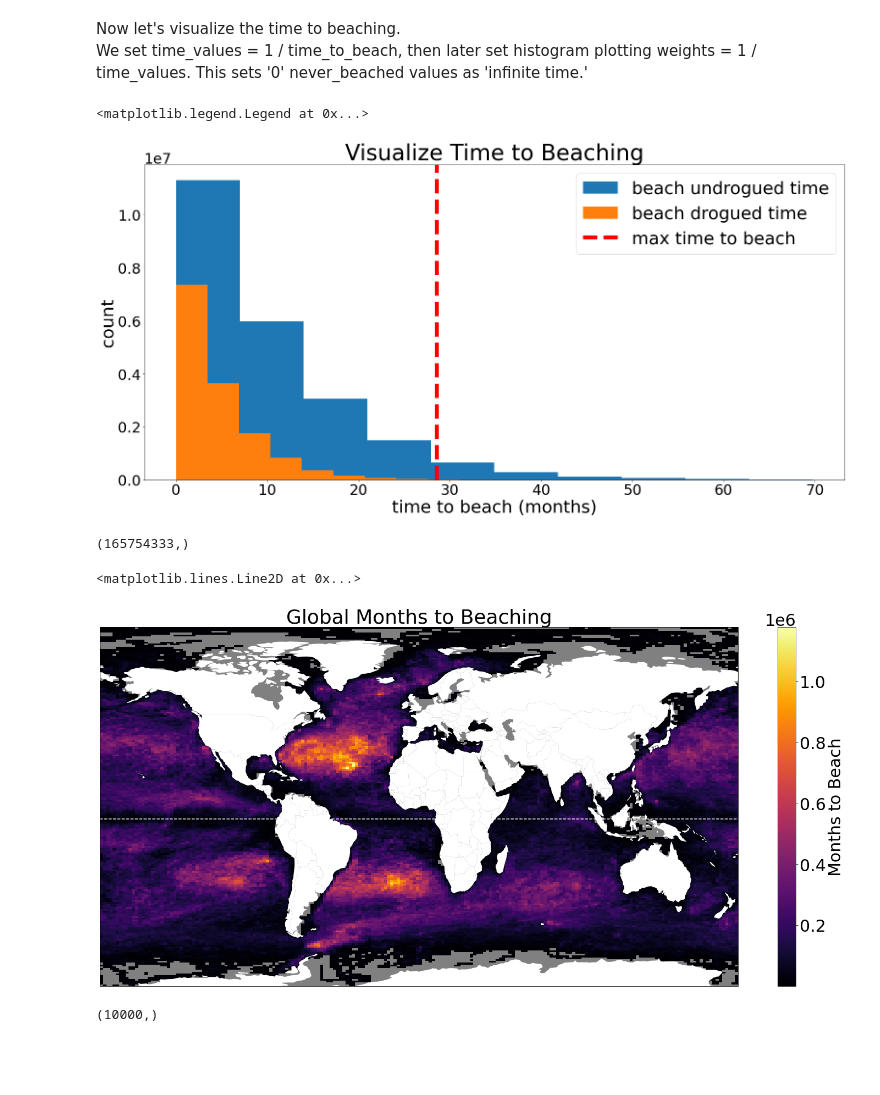
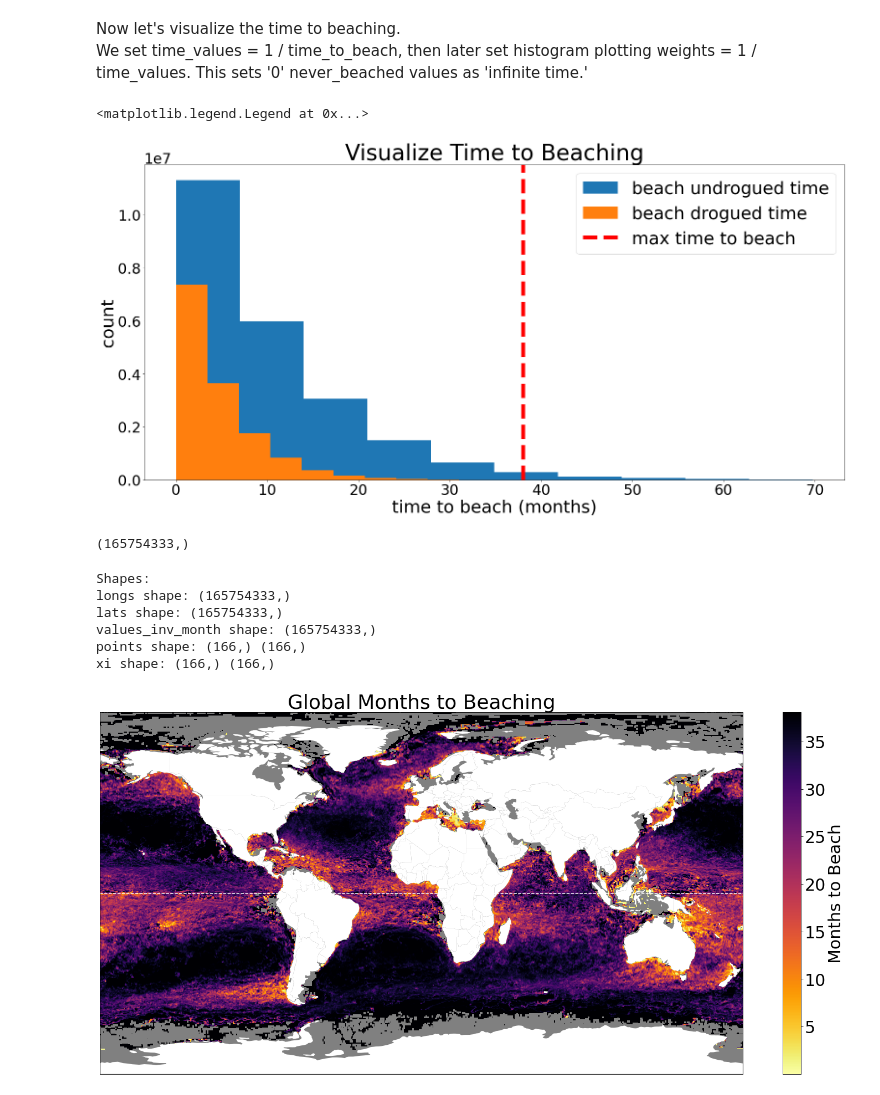
Before and after one commit to GHOpenonic/global-drifter-program, a Jupyter notebook: time to beach heatmap.ipynb, the cells around one changed output. Saved outputs shown, nothing was run; the diff lists cells and outputs as text; code cells hidden in the pictures; blank space fills up the shorter version.

```diff
--- a/time to beach heatmap.ipynb
+++ b/time to beach heatmap.ipynb
@@ -46,30 +48,3 @@ unbeach_undrogued_values = np.zeros(len(unbeach_undrogued))
 lats = np.concatenate((beach_drogued_lats, beach_undrogued_lats, unbeach_drogued_lats, unbeach_undrogued_lats))
 longs = np.concatenate((beach_drogued_longs, beach_undrogued_longs, unbeach_drogued_longs, unbeach_undrogued_longs))
 values = np.concatenate((beach_drogued_values, beach_undrogued_values, unbeach_drogued_values, unbeach_undrogued_values))
-# %%
-# Given location, probability of beaching
-
-fig = plt.figure(figsize=(26, 12))
-plt.rcParams.update({'font.size': 30})
-ax = plt.axes(projection=ccrs.PlateCarree())
-ax.set_extent([-180, 180, -90, 90], crs=ccrs.PlateCarree())
-
-# colormap
-cmap = plt.cm.get_cmap("inferno").copy()
-cmap.set_bad('grey')
-
-# plot hist on world
-plt.hist2d(longs,lats, bins=100, weights=values, cmap=cmap,cmin=75, density=False)#, vmin=0, vmax=1)
-
-# Load the world shapefile from GeoPandas
-world = gpd.read_file(gpd.datasets.get_path('naturalearth_lowres'))
-
-# Extract the land polygons
-land = world[world['continent'] != 'Antarctica']
-Antarctica = world[world['continent'] == 'Antarctica']
-land.plot(ax=ax, color='white', edgecolor='none')
-Antarctica.plot(ax=ax, color='white', edgecolor='none')
-
-plt.colorbar(label='total beached')
-ax.set_aspect('auto')
-plt.title('Global Beaching')
@@ -147,14 +119,14 @@ plt.hist(1/beach_drogued_time_inv / (2.628*10**6), label = 'beach drogued time')
 plt.title('Visualize Time to Beaching', fontsize = 46)
 plt.xlabel('time to beach (months)',fontsize=36)
 plt.ylabel('count', fontsize = 36)
-plt.axvline(x=(0.75*10**8) / (2.628*10**6), color='r', linestyle='--', label='max time to beach',linewidth = 8)
+plt.axvline(x=(1*10**8) / (2.628*10**6), color='r', linestyle='--', label='max time to beach',linewidth = 8)
 plt.legend(fontsize = 36)
 # %% [output]
 <matplotlib.legend.Legend at 0x...>
-[figure, old version]
+[figure, new version]
 # %%
 # set max time_to_beach i.e, if a value is greater than max or infinity, we set it to the max
-max_time_to_beach = 0.75*10**8
+max_time_to_beach = 1*10**8
 values_inv[values_inv == np.inf] = max_time_to_beach
 values_inv[values_inv > max_time_to_beach] = max_time_to_beach
 # %%
@@ -164,34 +136,52 @@ values_inv_month = values_inv / (2.628*10**6)
 np.shape(values_inv_month)
 # %% [output]
 (165754333,)
+# %%
+print("Shapes:")
+print("longs shape:", longs.shape)
+print("lats shape:", lats.shape)
+print("values_inv_month shape:", values_inv_month.shape)
+print("points shape:", points[0].shape, points[1].shape)
+print("xi shape:", xi[0].shape, xi[1].shape)
+# %% [output]
+Shapes:
+longs shape: (165754333,)
+lats shape: (165754333,)
+values_inv_month shape: (165754333,)
+points shape: (166,) (166,)
+xi shape: (166,) (166,)
+# %%
+n_lons, n_lats = 720, 360 # Define the number of grid cells
+lon_bins = np.linspace(-180, 180, n_lons + 1)
+lat_bins = np.linspace(-90, 90, n_lats + 1)
+statistic, x_edge, y_edge, binnumber = sci_stats.binned_statistic_2d(longs,lats,values=values_inv_month,bins = [lon_bins,lat_bins])
 # %%
 # Given location, time to beaching
 
 fig = plt.figure(figsize=(26, 12))
 plt.rcParams.update({'font.size': 30})
 ax = plt.axes(projection=ccrs.PlateCarree())
 ax.set_extent([-180, 180, -90, 90], crs=ccrs.PlateCarree())
 
 # colormap
-cmap = plt.cm.get_cmap("inferno").copy()
+cmap = plt.cm.get_cmap("inferno_r").copy()
 cmap.set_bad('grey')
 
 # plot hist on world
-plt.hist2d(longs,lats, bins=200, weights=values_inv_month, cmap=cmap,cmin=75, density=False)
+plt.imshow(statistic.T, origin='lower', extent=[x_edge[0], x_edge[-1], y_edge[0], y_edge[-1]], cmap=cmap)
 
 # Load the world shapefile from GeoPandas
 world = gpd.read_file(gpd.datasets.get_path('naturalearth_lowres'))
 
 # Extract the land polygons
 land = world[world['continent'] != 'Antarctica']
 Antarctica = world[world['continent'] == 'Antarctica']
 land.plot(ax=ax, color='white', edgecolor='none')
 Antarctica.plot(ax=ax, color='white', edgecolor='none')
 
 plt.colorbar(label='Months to Beach')
 ax.set_aspect('auto')
 plt.title('Global Months to Beaching')
 plt.axhline(y=0, color='white', linestyle='--', label='Equator')
 # %% [output]
-<matplotlib.lines.Line2D at 0x...>
-[figure, old version]
+[figure, new version]
@@ -209,4 +187,0 @@ for i in range(N):
-# %%
-np.shape(toy_val)
-# %% [output]
-(10000,)
```
Also changed, not shown: parts of 5 cells of this notebook.
